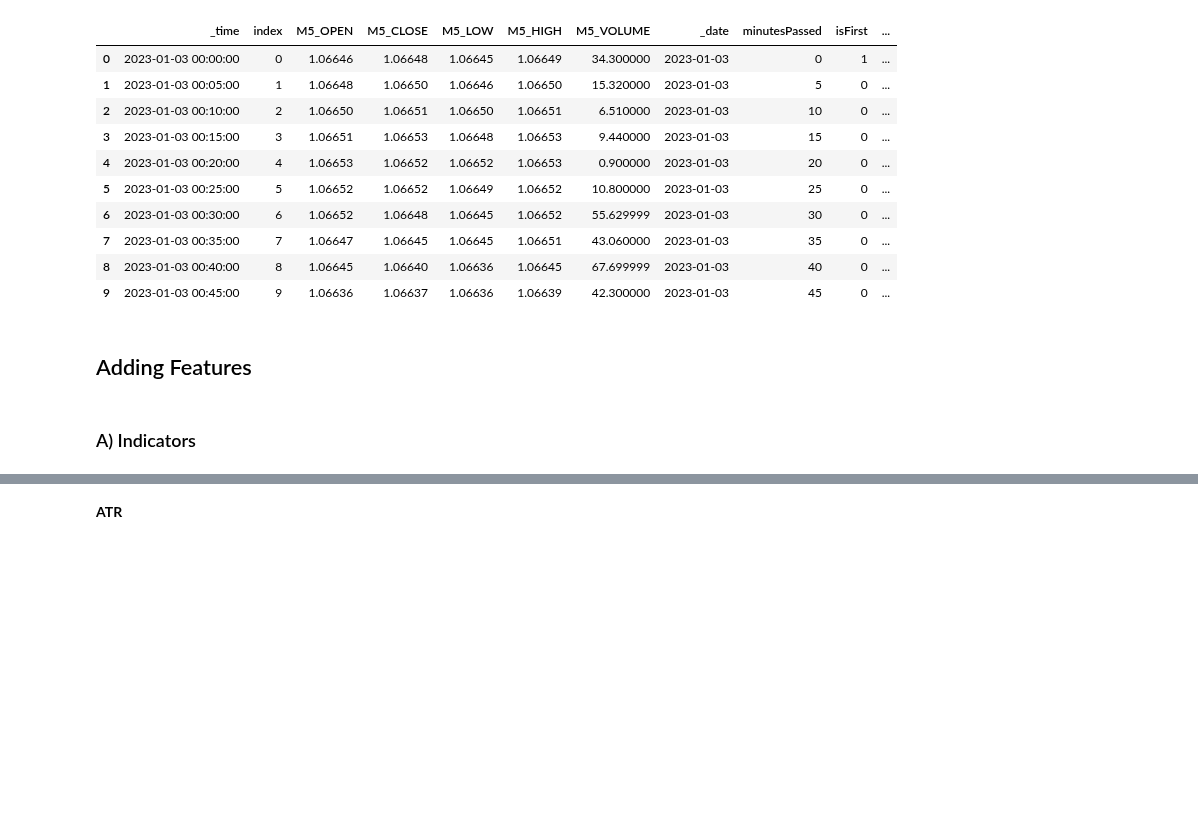
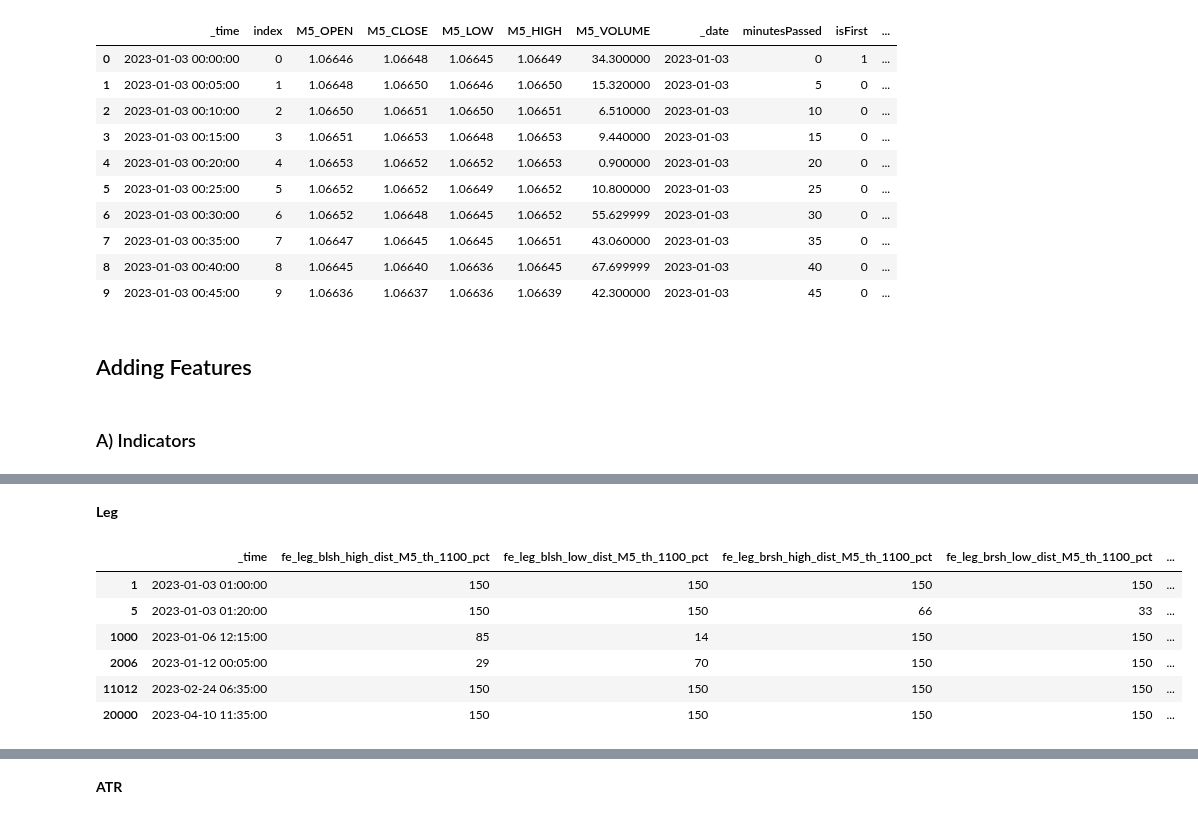
Before and after one commit to Alpha-Hunterss/ML-Algotrading-Project, a Jupyter notebook: algotrading-experiments.ipynb, the cells around one changed output, grey strips where cells are left out. Saved outputs shown, nothing was run; the diff lists cells and outputs as text; code cells hidden in the pictures; blank space fills up the shorter version.

```diff
--- a/algotrading-experiments.ipynb
+++ b/algotrading-experiments.ipynb
@@ -276,0 +288,17 @@ history_indicator_calculator(config_general)
+# %% [markdown]
+**Leg**
+# %%
+import pandas as pd
+
+df = pd.read_parquet(
+    f"/kaggle/working/ML-Algotrading-Project/dataset/data/features/fe_leg/fe_leg_EURUSD.parquet"
+)
+df.iloc[[1, 5, 1000, 2006, 11012, 20000]]
+# %% [output]
+|  | _time | fe_leg_blsh_high_dist_M5_th_1100_pct | fe_leg_blsh_low_dist_M5_th_1100_pct | fe_leg_brsh_high_dist_M5_th_1100_pct | fe_leg_brsh_low_dist_M5_th_1100_pct | ... |
+| 1 | 2023-01-03 01:00:00 | 150 | 150 | 150 | 150 | ... |
+| 5 | 2023-01-03 01:20:00 | 150 | 150 | 66 | 33 | ... |
+| 1000 | 2023-01-06 12:15:00 | 85 | 14 | 150 | 150 | ... |
+| 2006 | 2023-01-12 00:05:00 | 29 | 70 | 150 | 150 | ... |
+| 11012 | 2023-02-24 06:35:00 | 150 | 150 | 150 | 150 | ... |
+| 20000 | 2023-04-10 11:35:00 | 150 | 150 | 150 | 150 | ... |
```
Also changed, not shown: parts of 27 cells of this notebook, 2 other files.
